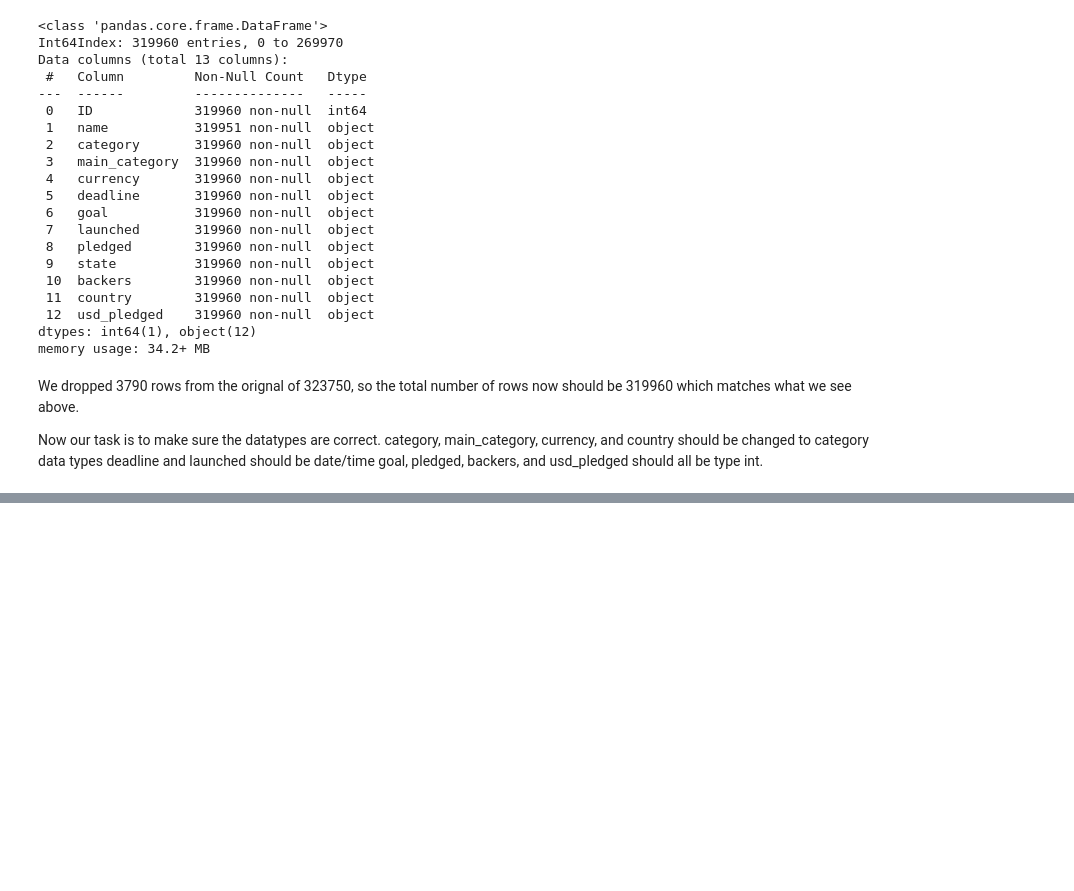
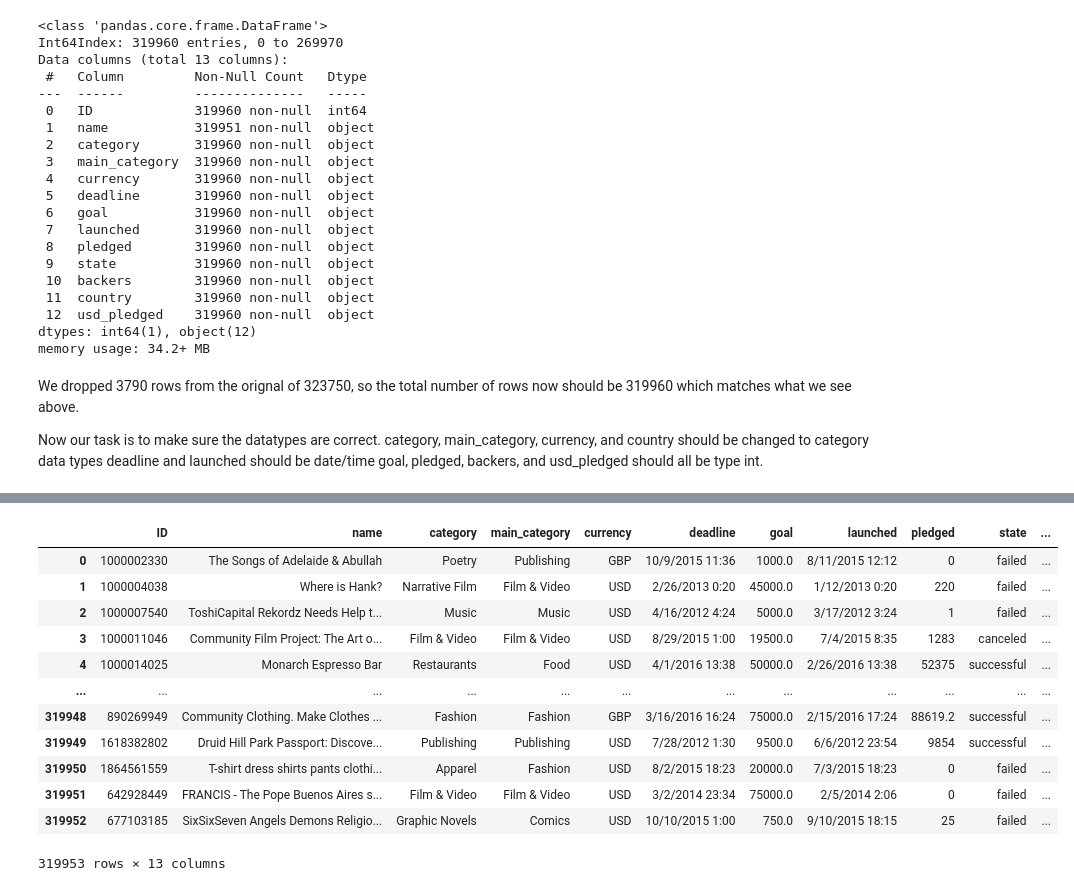
Before and after one commit to belindaleebl/kickstarter, a Jupyter notebook: Kickstarter_2016_Data_Wrangling.ipynb, the cells around one changed output, grey strips where cells are left out. Drawn from its saved outputs; the diff is of its cells as text; code cells hidden in the pictures; blank space fills up the shorter version.

Commit message:
deleted 7 rows that are still misaligned, changed the column data types to match

```diff
--- a/Kickstarter_2016_Data_Wrangling.ipynb
+++ b/Kickstarter_2016_Data_Wrangling.ipynb
@@ -470,0 +494,2 @@ goal, pledged, backers, and usd_pledged should all be type int.
+# %%
+data2016['goal'] = data2016['goal'].apply(pd.to_numeric, errors='coerce')
@@ -470,0 +521,3 @@ goal, pledged, backers, and usd_pledged should all be type int.
+# %%
+goal_nan = data2016[data2016['goal'].isnull()]
+goal_nan
@@ -470,0 +533,18 @@ goal, pledged, backers, and usd_pledged should all be type int.
+# %%
+data2016.drop(goal_nan.index, inplace = True)
+# %%
+data2016.reset_index(drop = True)
+# %% [output]
+|  | ID | name | category | main_category | currency | deadline | goal | launched | pledged | state | ... |
+| 0 | 1000002330 | The Songs of Adelaide & Abullah | Poetry | Publishing | GBP | 10/9/2015 11:36 | 1000.0 | 8/11/2015 12:12 | 0 | failed | ... |
+| 1 | 1000004038 | Where is Hank? | Narrative Film | Film & Video | USD | 2/26/2013 0:20 | 45000.0 | 1/12/2013 0:20 | 220 | failed | ... |
+| 2 | 1000007540 | ToshiCapital Rekordz Needs Help t... | Music | Music | USD | 4/16/2012 4:24 | 5000.0 | 3/17/2012 3:24 | 1 | failed | ... |
+| 3 | 1000011046 | Community Film Project: The Art o... | Film & Video | Film & Video | USD | 8/29/2015 1:00 | 19500.0 | 7/4/2015 8:35 | 1283 | canceled | ... |
+| 4 | 1000014025 | Monarch Espresso Bar | Restaurants | Food | USD | 4/1/2016 13:38 | 50000.0 | 2/26/2016 13:38 | 52375 | successful | ... |
+| ... | ... | ... | ... | ... | ... | ... | ... | ... | ... | ... | ... |
+| 319948 | 890269949 | Community Clothing. Make Clothes ... | Fashion | Fashion | GBP | 3/16/2016 16:24 | 75000.0 | 2/15/2016 17:24 | 88619.2 | successful | ... |
+| 319949 | 1618382802 | Druid Hill Park Passport: Discove... | Publishing | Publishing | USD | 7/28/2012 1:30 | 9500.0 | 6/6/2012 23:54 | 9854 | successful | ... |
+| 319950 | 1864561559 | T-shirt dress shirts pants clothi... | Apparel | Fashion | USD | 8/2/2015 18:23 | 20000.0 | 7/3/2015 18:23 | 0 | failed | ... |
+| 319951 | 642928449 | FRANCIS - The Pope Buenos Aires s... | Film & Video | Film & Video | USD | 3/2/2014 23:34 | 75000.0 | 2/5/2014 2:06 | 0 | failed | ... |
+| 319952 | 677103185 | SixSixSeven Angels Demons Religio... | Graphic Novels | Comics | USD | 10/10/2015 1:00 | 750.0 | 9/10/2015 18:15 | 25 | failed | ... |
+319953 rows × 13 columns
```
Also changed, not shown: parts of 12 cells of this notebook.
